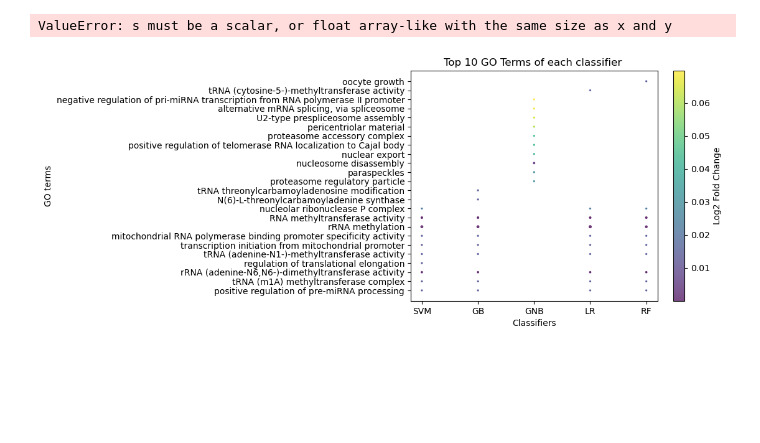
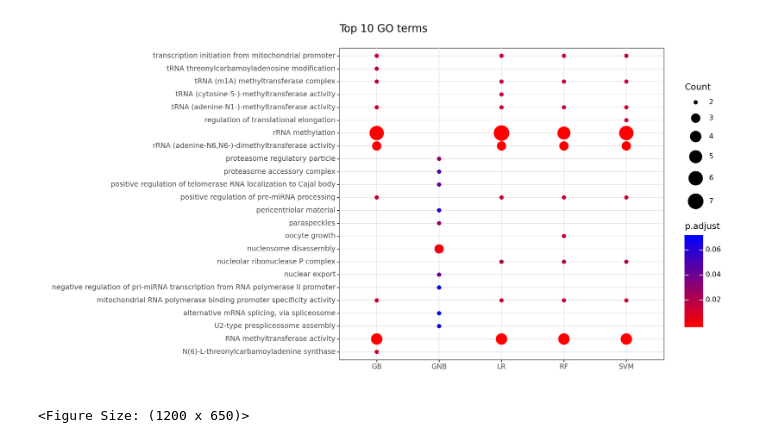
Before and after one commit to heyheyheyheyhey1/USC, a Jupyter notebook: study/year0/work0/GAN_RNA_methylation/plot_GO_enrichment.ipynb, the cells around one changed output. Cells and saved outputs as stored; diff of their text form; code cells hidden in the pictures; blank space fills up the shorter version.

```diff
--- a/study/year0/work0/GAN_RNA_methylation/plot_GO_enrichment.ipynb
+++ b/study/year0/work0/GAN_RNA_methylation/plot_GO_enrichment.ipynb
@@ -140,27 +127,21 @@ all_report
 # %%
+from plotnine import *
 
-# 绘制气泡图
-scatter = plt.scatter(all_report['Classifier'], all_report['Term'], s=all_report['Count'], c=all_report['PAdjust'], alpha=0.7)
+p = ggplot(all_report, aes(x='Classifier', y='Term', size='Count', color='PAdjust')) + geom_point(alpha=1)
 
 
-# 添加标题和标签
-plt.title('Top 10 GO Terms of each classifier ')
-plt.xlabel('Classifiers')
-plt.ylabel('GO terms')
+p = p + scale_size(range=[2,10])
 
-# 添加颜色图例
-colorbar = plt.colorbar(scatter)
-colorbar.set_label('Log2 Fold Change')
+p = p + scale_color_gradient(low='red', high='blue')
 
-# 添加大小图例
-sizes = [0, 1, 2, 3,4]  # 自定义大小图例的值
-labels = [0, 5, 10, 20,50,100]  # 自定义大小图例的标签
-legend_sizes = plt.scatter([], [], s=sizes, c='k', alpha=0.5)  # 创建大小图例的空气泡图
-legend = plt.legend(legend_sizes, labels, title='Log2 Fold Change', labelspacing=1.2, loc='upper right')
-plt.gca().add_artist(legend)
+p = p + labs(title='Top 10 GO terms', x='', y='',color = 'p.adjust')
 
-# 显示图形
-plt.show()
+p = p + theme_bw()
+
+p = p+ theme(figure_size=(12, 6.5),plot_background=element_rect(fill="white"),legend_key=element_blank())
+
+ggsave(p,"go terms plot.svg")
+p
 # %% [output]
+[figure, new version]
-ValueError: s must be a scalar, or float array-like with the same size as x and y
+<Figure Size: (1200 x 650)>
-[figure, old version]
```
Also changed, not shown: parts of 8 cells of this notebook, 9 other files.
